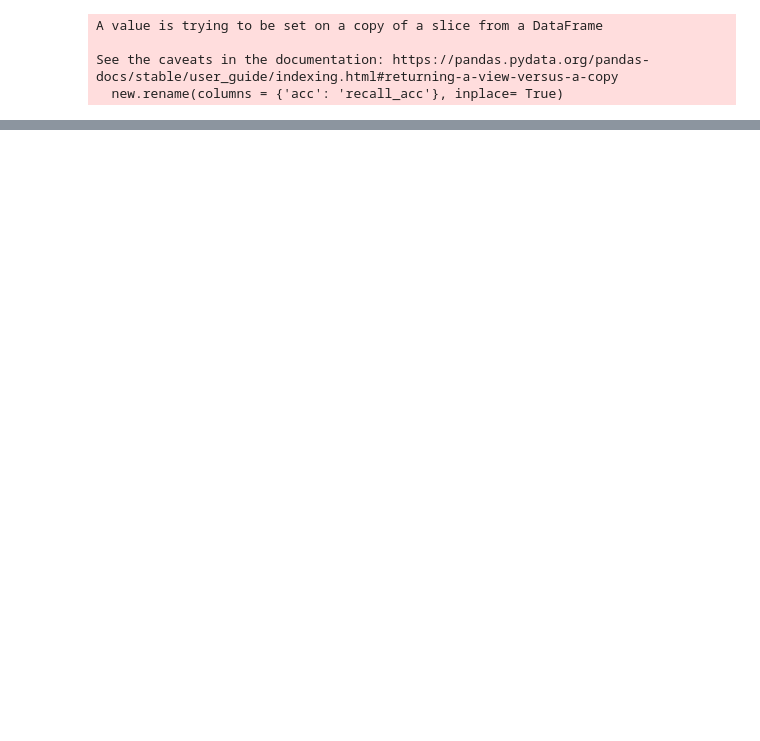
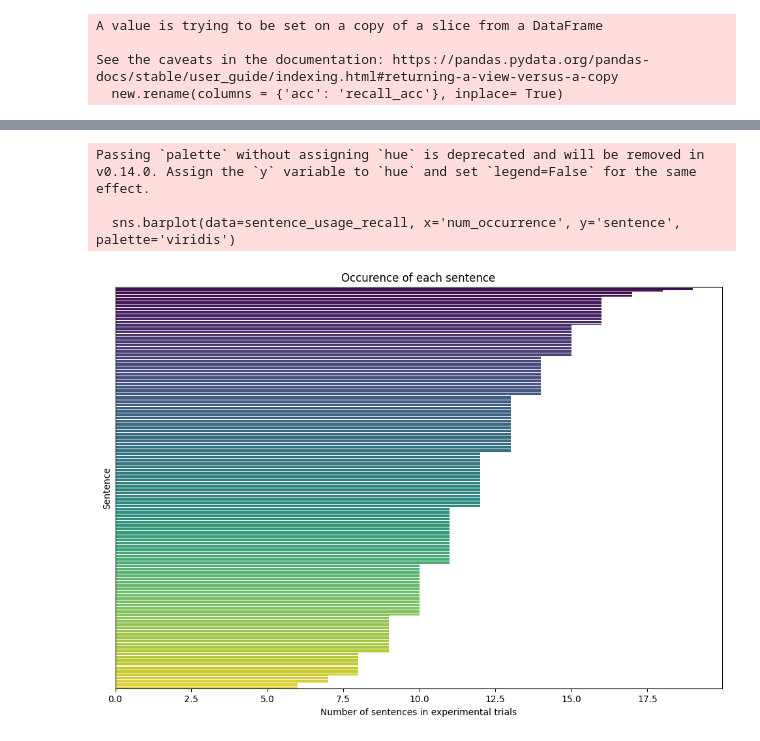
Before and after one commit to romajaku/a_p_experiment, a Jupyter notebook: merge_data.ipynb, the cells around one changed output, grey strips where cells are left out. Saved outputs shown, nothing was run; the diff lists cells and outputs as text; code cells hidden in the pictures; blank space fills up the shorter version.

```diff
--- a/merge_data.ipynb
+++ b/merge_data.ipynb
@@ -395,0 +331,15 @@ dtype: object
+# %%
+sentence_usage_recall = sentence_usage_recall.sort_values('num_occurrence', ascending = False)
+# %%
+plt.figure(figsize=(12, 8))
+sns.barplot(data=sentence_usage_recall, x='num_occurrence', y='sentence', palette='viridis')
+plt.xlabel('Number of sentences in experimental trials')
+plt.ylabel('Sentence')
+plt.yticks([])
+plt.title('Occurence of each sentence')
+plt.show()
+# %% [output]
+Passing `palette` without assigning `hue` is deprecated and will be removed in v0.14.0. Assign the `y` variable to `hue` and set `legend=False` for the same effect.
+
+  sns.barplot(data=sentence_usage_recall, x='num_occurrence', y='sentence', palette='viridis')
+[figure, added]
```
Also changed, not shown: parts of 22 cells of this notebook, 16 other files.
